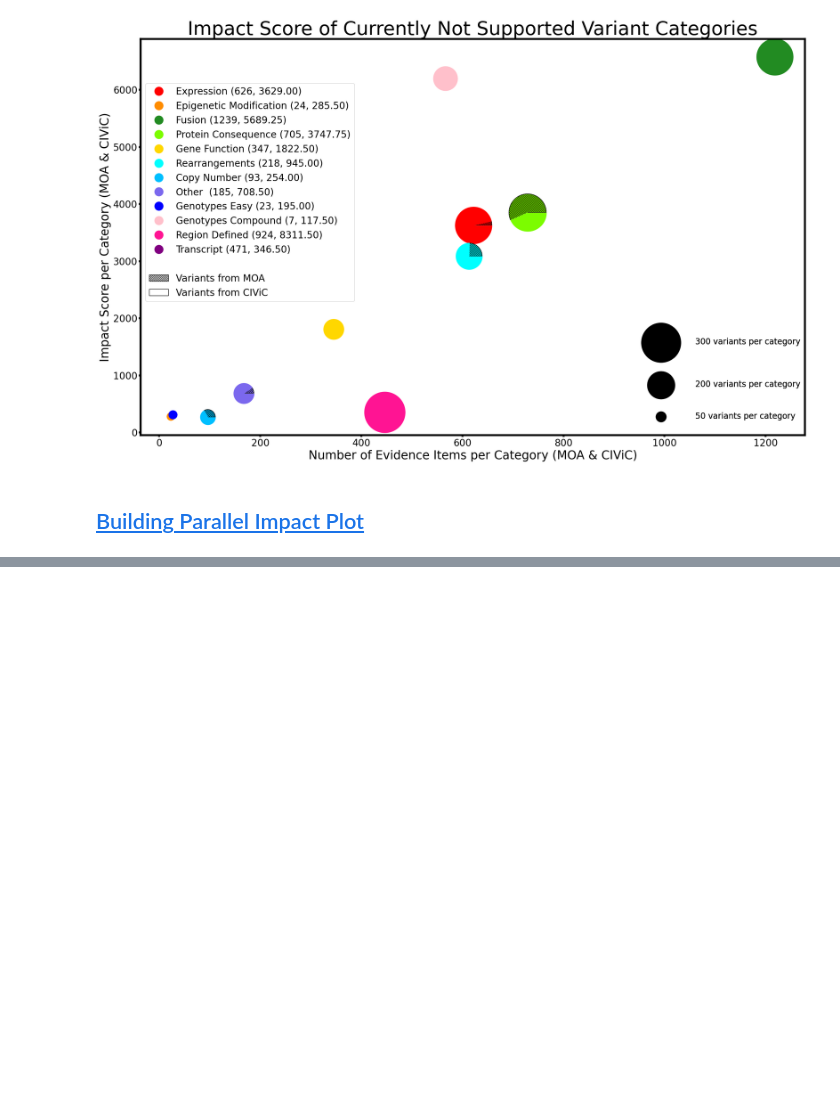
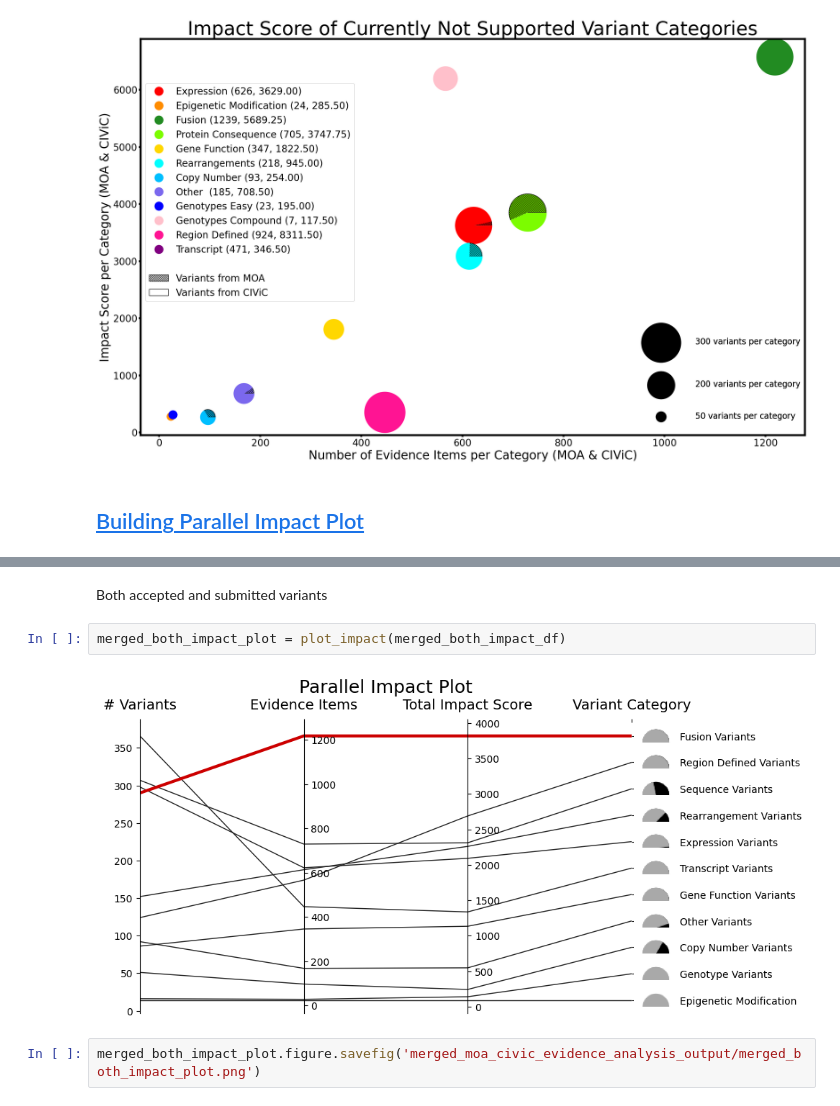
Before and after one commit to GenomicMedLab/variation-normalizer-manuscript, a Jupyter notebook: analysis/merged_moa_civic/merged_moa_civic_evidence_analysis.ipynb, the cells around one changed output, grey strips where cells are left out. Drawn from its saved outputs; the diff is of its cells as text; blank space fills up the shorter version.

```diff
--- a/analysis/merged_moa_civic/merged_moa_civic_evidence_analysis.ipynb
+++ b/analysis/merged_moa_civic/merged_moa_civic_evidence_analysis.ipynb
@@ -1691,0 +1918,8 @@ plt.show()
+# %% [markdown]
+Both accepted and submitted variants
+# %%
+merged_both_impact_plot = plot_impact(merged_both_impact_df)
+# %% [output]
+[figure, added]
+# %%
+merged_both_impact_plot.figure.savefig('merged_moa_civic_evidence_analysis_output/merged_both_impact_plot.png')
```
Also changed, not shown: parts of 10 cells of this notebook.
